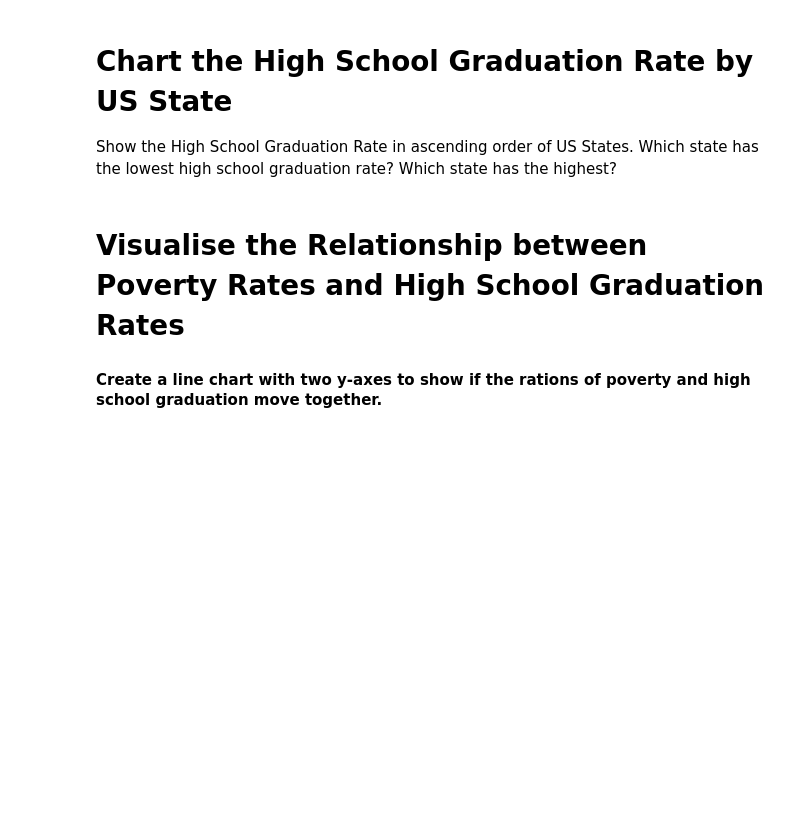
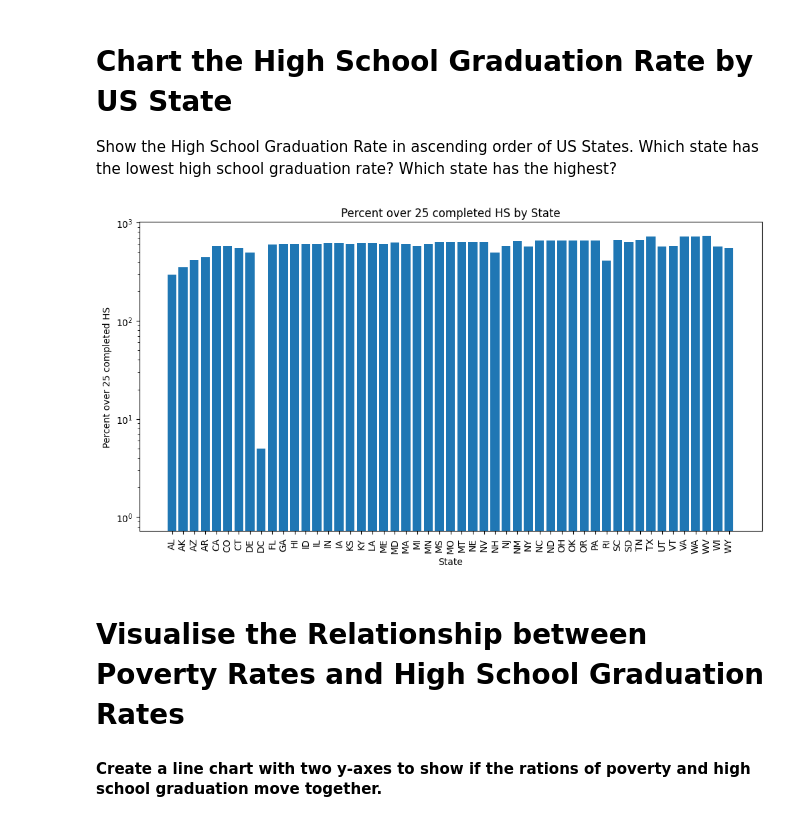
Before and after one commit to ricardovelero/Fatal-Force, a Jupyter notebook: Fatal_Force_(start).ipynb, the cells around one changed output. Saved outputs shown, nothing was run; the diff lists cells and outputs as text; code cells hidden in the pictures; blank space fills up the shorter version.

Commit message:
Add high school graduation rate chart

```diff
--- a/Fatal_Force_(start).ipynb
+++ b/Fatal_Force_(start).ipynb
@@ -264,6 +264,23 @@ plt.show()
 # Chart the High School Graduation Rate by US State
 
 Show the High School Graduation Rate in ascending order of US States. Which state has the lowest high school graduation rate? Which state has the highest?
+# %%
+# Extract relevant columns (State, Percentage completed HS)
+df = df_pct_completed_hs[['Geographic Area', 'percent_completed_hs']]
+# %%
+# Create the bar chart
+plt.figure(figsize=(12, 6))
+plt.bar(df['Geographic Area'], df['percent_completed_hs'])
+plt.xticks(rotation='vertical')
+plt.yscale('log')
+yticks = [1, 10, 100, 1000]
+plt.yticks(yticks)
+plt.xlabel('State')
+plt.ylabel('Percent over 25 completed HS')
+plt.title('Percent over 25 completed HS by State')
+plt.show()
+# %% [output]
+[figure, added]
 # %% [markdown]
 # Visualise the Relationship between Poverty Rates and High School Graduation Rates
 
```
Also changed, not shown: parts of 2 cells of this notebook.
